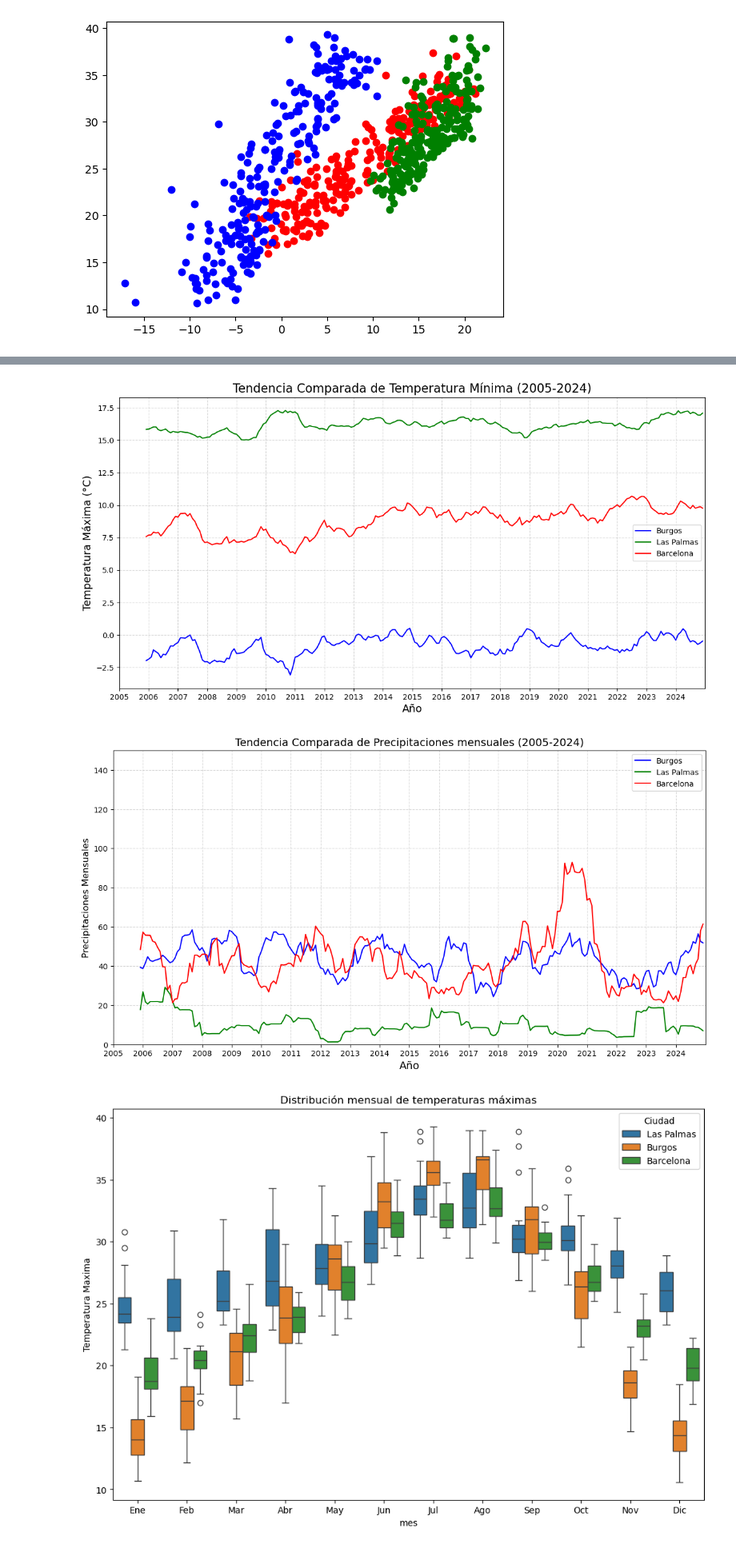
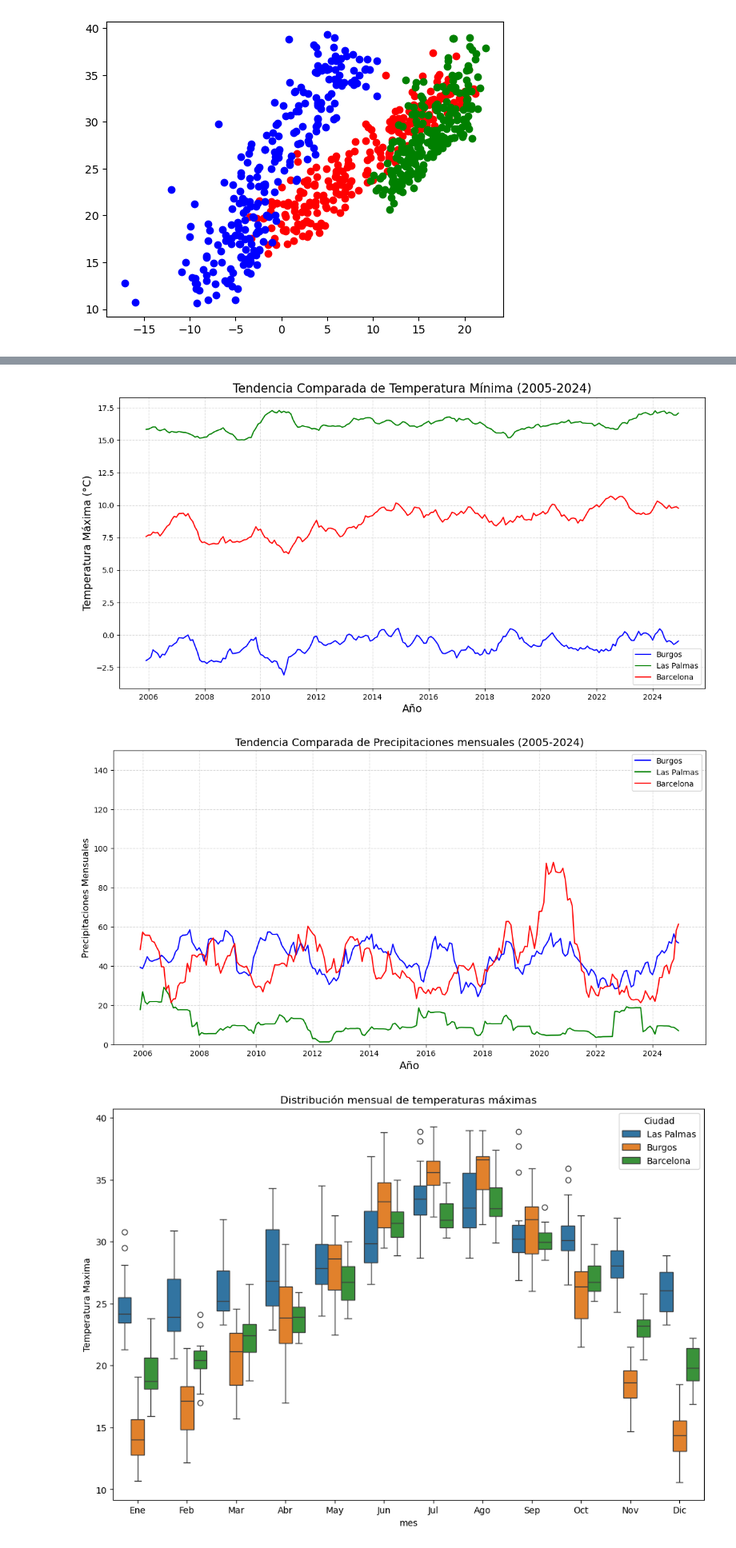
Before and after one commit to IgnacioMaese/Proyecto-AEMET-2, a Jupyter notebook: 4-analisis-conjunto.ipynb, the cells around one changed output, grey strips where cells are left out. Shown: that part at 80% size. Cells and saved outputs as stored; diff of their text form; code cells hidden in the pictures.

```diff
--- a/4-analisis-conjunto.ipynb
+++ b/4-analisis-conjunto.ipynb
@@ -142,57 +133,39 @@ ax.plot(mm_burgos_minimas, label="Burgos",  color="blue",  linewidth=1.5)
 ax.plot(mm_las_palmas_minimas,  label="Las Palmas",  color="green",  linewidth=1.5)
 ax.plot(mm_barcelona_minimas, label="Barcelona", color="red", linewidth=1.5)
 
-ax.xaxis.set_major_locator(mdates.YearLocator(4))
-ax.xaxis.set_major_formatter(mdates.DateFormatter('%Y'))
-fecha_inicio = pd.to_datetime('2005-01-01')
-fecha_fin = pd.to_datetime('2024-12-31')
-
-ax.set_xlim(fecha_inicio, fecha_fin)
-plt.xticks(["2005","2006","2007","2008","2009","2010","2011","2012","2013","2014","2015","2016","2017","2018",
-                        "2019","2020","2021","2022","2023","2024"])
-
 ax.set_title("Tendencia Comparada de Temperatura Mínima (2005-2024)", fontsize=16)
 ax.set_xlabel("Año", fontsize=14)
 ax.set_ylabel("Temperatura Máxima (°C)", fontsize=14)
-ax.legend(loc='best', fontsize=10)
+ax.legend()
 ax.grid(True, linestyle='--', alpha=0.5)
 
 plt.show()
 # %% [output]
-[figure, old version]
+[figure, new version]
 # %%
 
 #Calculo de la tendencia de precipitaciones mensuales.
 
 mm_burgos_lluvia = df1["Precipitaciones mensuales"].rolling(window=12).mean()
 mm_barcelona_lluvia = df2["Precipitaciones mensuales"].rolling(window=12).mean()
 mm_las_palmas_lluvia = df3["Precipitaciones mensuales"].rolling(window=12).mean()
 
 fig, ax = plt.subplots(figsize=(14, 7))
 
 ax.plot(mm_burgos_lluvia, label="Burgos",  color="blue", linewidth=1.5)
 ax.plot(mm_las_palmas_lluvia,  label="Las Palmas", color="green", linewidth=1.5)
 ax.plot(mm_barcelona_lluvia, label="Barcelona", color="red", linewidth=1.5)
 
-ax.xaxis.set_major_locator(mdates.YearLocator(4))
-ax.xaxis.set_major_formatter(mdates.DateFormatter('%Y'))
-fecha_inicio = pd.to_datetime('2005-01-01')
-fecha_fin = pd.to_datetime('2024-12-31')
-
-plt.xticks(["2005","2006","2007","2008","2009","2010","2011","2012","2013","2014","2015","2016","2017","2018",
-                        "2019","2020","2021","2022","2023","2024"])
-
-ax.set_xlim(fecha_inicio, fecha_fin)
 ax.set_ylim(0, 150)
 ax.set_title("Tendencia Comparada de Precipitaciones mensuales (2005-2024)", fontsize=14)
 ax.set_xlabel("Año", fontsize=14)
 ax.set_ylabel("Precipitaciones Mensuales", fontsize=12)
-ax.legend(loc='best', fontsize=10)
+ax.legend()
 ax.grid(True, linestyle='--', alpha=0.5)
 
 plt.show()
 # %% [output]
-[figure, old version]
+[figure, new version]
 # %%
 df_Las_Palmas['Ciudad'] = "Las Palmas"
 df_Burgos['Ciudad'] = "Burgos"
```
Also changed, not shown: parts of 1 cell of this notebook.
